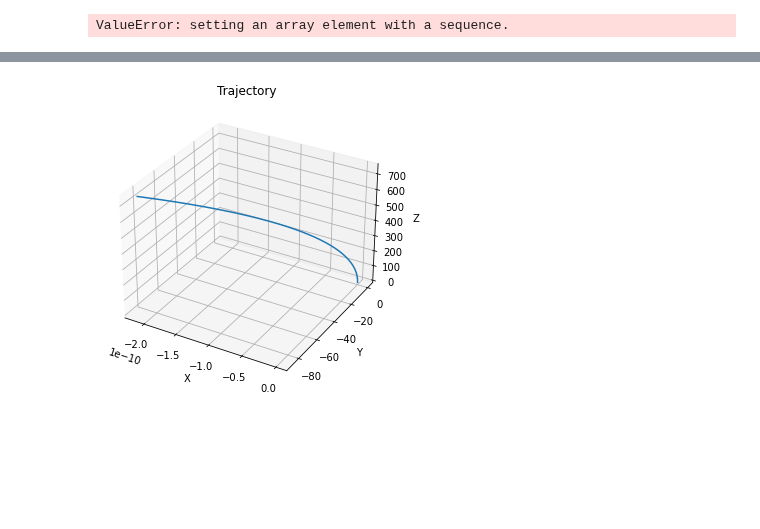
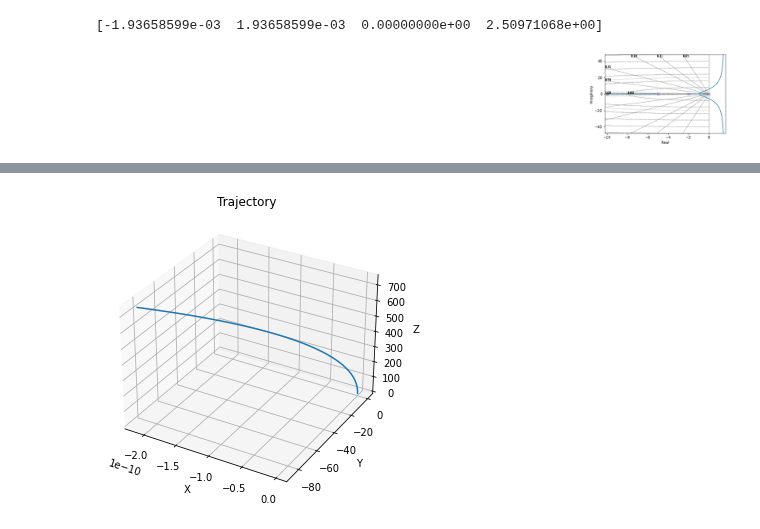
Before and after one commit to jjffkkgg/pytorch_practice, a Jupyter notebook: python/reference_nb/quadrotor_sim.ipynb, the cells around one changed output, grey strips where cells are left out. Saved outputs shown, nothing was run; the diff lists cells and outputs as text; code cells hidden in the pictures; blank space fills up the shorter version.

```diff
--- a/python/reference_nb/quadrotor_sim.ipynb
+++ b/python/reference_nb/quadrotor_sim.ipynb
@@ -119,16 +119,6 @@ def derive_equations():
         (np.pi / 180) * i for i in arm_angles_deg
     ]
     motor_dirs = [1, 1, -1, -1]             # motor rotation direction
-    # # l_arm = 0.5                             # length or the rotor arm [m]
-    # # m = 1                                   # mass of vehicle [kg]
-    # rho = 1.225                             # density of air [kg/m^3]
-    # # r = 0.05                                # radius of propeller
-    # V = 11.1                                # voltage of battery [V]
-    # kV = 1550                               # motor kV constant, [rpm/V]
-    # CT = 1.0e-2                             # Thrust coeff
-    # Cm = 1e-4                               # moment coeff
-    # g = 9.81                                # gravitational constant [m/s^2]
-    # # CT = 2.7e-4, Cm = 5e-5, r = 0.1778/2 other option
 
     # state (x)
     x = ca.SX.sym('x',12)
@@ -211,8 +201,8 @@ def derive_equations():
     omega_b_ref = theta_err_b_hat * theta_err_b_mag
     omega_b_err = omega_b_ref - omega_b
 
-    f_control_err = ca.Function('f_control', [x,pos_n_ref,p], [vel_err_b_z, omega_b_err],
-    ['x','pos_n_ref','p'],['vel_err_b_z','omega_b_err'])
+    f_control = ca.Function('f_control', [x,pos_n_ref,p], [vel_err_b_z, omega_b_err, vel_ref_b, omega_b_ref],
+    ['x','pos_n_ref','p'],['vel_err_b_z','omega_b_err','vel_ref_b','omega_b_ref'])
 
     return {
         'x': x,
@@ -220,7 +210,7 @@ def derive_equations():
         'p': p,
         'force_moment': force_moment,
         'rhs': rhs,
-        'f_control_err': f_control_err
+        'f_control': f_control
     }
 # %%
 def linearize(eqs):
@@ -247,43 +237,58 @@ t = 10
 hover_thrust = throttle(p[0]*p[8],p[3],p[2],p[4],p[5],p[6],p[7])
 u0 = np.array([0,0,0,hover_thrust*4])
 ui = u0
+xi_c = np.zeros(1)
+xi_c2 = np.zeros([2,1])
 
-[err_vbz, err_w] = eqs['f_control_err'](xi, par.ref_trajectory[int(t/dt)], p)
+[err_vbz, err_wb, ref_vb, ref_wb] = eqs['f_control'](xi, par.ref_trajectory[int(t/dt)], p)
 
 [A,B,C,D] = lin_state_func(xi,ui,p)
 sys = control.ss(A,B,C,D)
 tf_sys = control.ss2tf(sys).minreal(tol=1e-6)
 rollr_tf = tf_sys[0,0]
 pitchr_tf = tf_sys[1,1]
 yawr_tf = tf_sys[2,2]
 thrust_tf = tf_sys[5,3]
 
 TF = [rollr_tf, pitchr_tf, yawr_tf, thrust_tf]
 
 s = control.tf([1,0],[0,1])
 
-H_com = 1 + 10/s + s
+H_com = (s+10)/((s+2)*(s+5))
 H_rollr = H_com
 H_pitchr = H_com
 H_yawr = H_com
 H_thrustr = H_com
 
 H = [H_rollr, H_pitchr, H_yawr, H_thrustr]
 
 for i in range(len(TF)):
         TF[i] *= H[i]
+        control.rlocus(TF[i])
         TF[i] = TF[i].feedback()
 
 rollr_sys = control.tf2ss(control.c2d(TF[0], dt))
 pitchr_sys = control.tf2ss(control.c2d(TF[1], dt))
 yawr_sys = control.tf2ss(control.c2d(TF[2], dt))
 thrust_sys = control.tf2ss(control.c2d(TF[3], dt))
-ui[0] = np.dot(rollr_sys.A, ui[0]) + np.dot(rollr_sys.B, err_w[0])
-ui[1] = np.dot(pitchr_sys.A, ui[1]) + np.dot(pitchr_sys.B, err_w[1])
-ui[2] = np.dot(yawr_sys.A, ui[2]) + np.dot(yawr_sys.B, err_w[2])
-ui[3] = np.dot(thrust_sys.A, ui[3]) + np.dot(thrust_sys.B, err_vbz)
-rollr_tf.feedback()
-t,y = control.step_response(TF[0],np.arange(0,2,0.01))
-plt.plot(t,y)
+
+rx_0 = np.zeros((rollr_sys.A.shape[0],1))
+px_0 = np.zeros((pitchr_sys.A.shape[0],1))
+yx_0 = np.zeros((yawr_sys.A.shape[0],1))
+tx_0 = np.zeros((thrust_sys.A.shape[0],1))
+
+rx = np.dot(rollr_sys.A, rx_0) + np.dot(rollr_sys.B, err_wb[0])
+px = np.dot(pitchr_sys.A, px_0) + np.dot(pitchr_sys.B, err_wb[1])
+yx = np.dot(yawr_sys.A, yx_0) + np.dot(yawr_sys.B, err_wb[2])
+tx = np.dot(thrust_sys.A, rx_0) + np.dot(thrust_sys.B, err_vbz)
+
+ui[0] = np.dot(rollr_sys.C, rx) + np.dot(rollr_sys.D, err_wb[0])
+ui[1] = np.dot(pitchr_sys.C, px) + np.dot(pitchr_sys.D, err_wb[1])
+ui[2] = np.dot(yawr_sys.C, yx) + np.dot(yawr_sys.D, err_wb[2])
+ui[3] = np.dot(thrust_sys.C, tx) + np.dot(thrust_sys.D, err_vbz) + u0[3]
+print(ui)
+# t,y = control.step_response(TF[1],np.arange(0,1,0.01))
+# plt.plot(t,y)
 # %% [output]
-ValueError: setting an array element with a sequence.
+[-1.93658599e-03  1.93658599e-03  0.00000000e+00  2.50971068e+00]
+[figure, added]
```
Also changed, not shown: parts of 4 cells of this notebook, 6 other files.
